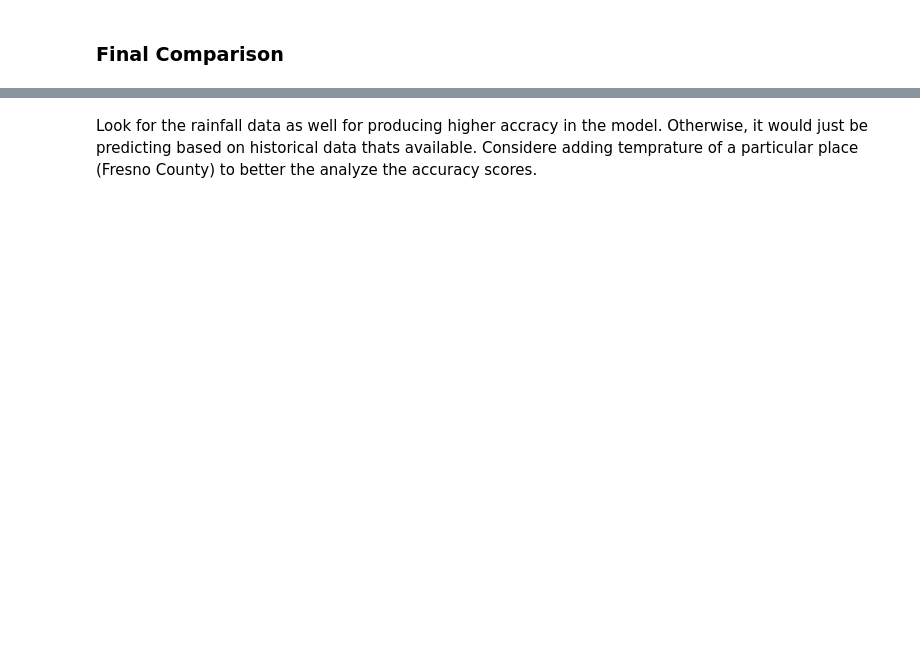
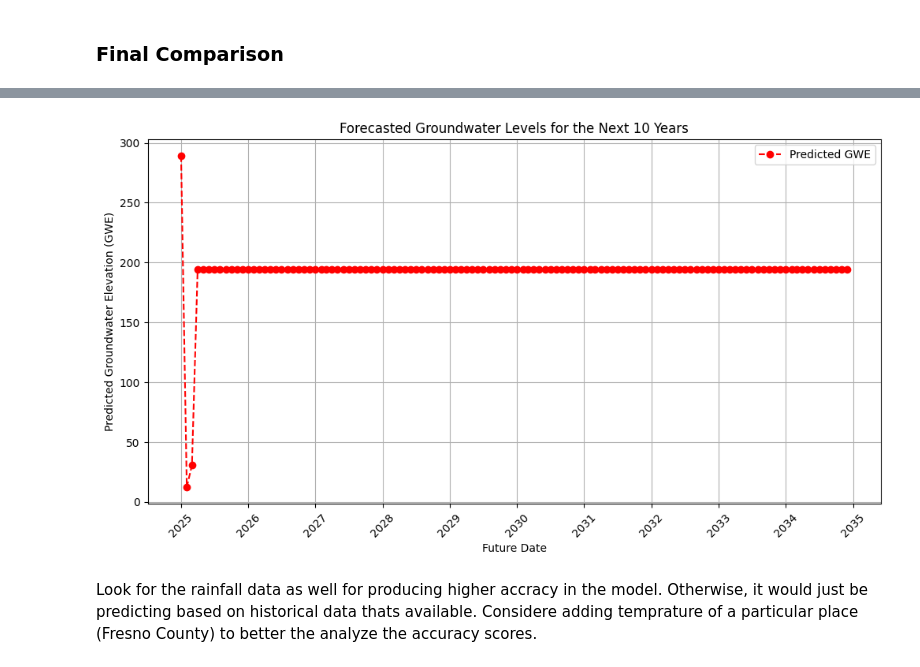
Before and after one commit to Ajay1-me/GWL_Forecasting, a Jupyter notebook: project.ipynb, the cells around one changed output, grey strips where cells are left out. Drawn from its saved outputs; the diff is of its cells as text; code cells hidden in the pictures; blank space fills up the shorter version.

```diff
--- a/project.ipynb
+++ b/project.ipynb
@@ -775,0 +842,89 @@ print(results_df.sort_values(by="MAE"))
+# %%
+import matplotlib.pyplot as plt
+import pandas as pd
+
+# Ensure your dataset's index is in datetime format
+df.index = pd.to_datetime(df.index, errors="coerce")
+
+# Use the last known date from your dataset (December 1, 2024)
+last_date = pd.Timestamp("2024-12-01")  # Corrected last known date
+
+# Define the number of future time steps
+future_steps = 120  # Example: 10 years ahead (if monthly data)
+
+# Generate future dates
+future_dates = [last_date + pd.DateOffset(months=i) for i in range(1, future_steps + 1)]
+
+
+print("Future dates successfully generated!")
+print(future_dates[:5])  # Print first 5 future dates for verification
+
+
+
+# Train Random Forest Model if not already defined
+if 'rf_model' not in globals():
+    rf_model = RandomForestRegressor(n_estimators=200, random_state=42)
+    rf_model.fit(X_train_scaled, y_train)
+    print("Random Forest model trained.")
+else:
+    print("Using existing trained model.")
+
+latest_manual_row = {
+    "msmt_date": pd.Timestamp("2024-12-01T19:57:00"),  # Date of latest data
+    "wlm_rpe": 263.443,
+    "wlm_gse": 261.056,
+    "gwe": 241.443,
+    "gse_gwe": 19.613
+}
+
+
+latest_features_scaled = scaler.transform(latest_features)
+print("Latest features after scaling:", latest_features_scaled.shape)  # Debug print
+
+# ✅ Forecast Future Groundwater Levels
+last_date = pd.Timestamp("2024-12-01")  # Manually set last known date
+future_steps = 120  # Predict 10 years ahead (monthly data)
+future_dates = [last_date + DateOffset(months=i) for i in range(1, future_steps + 1)]
+
+future_predictions = []
+
+for i in range(future_steps):
+    # Ensure correct input shape
+    predicted_gwe = rf_model.predict(latest_features_scaled)[0]  # Predict next groundwater level
+    future_predictions.append(predicted_gwe)
+
+    # Print debug info for first few iterations
+    if i < 5:
+        print(f"Step {i+1} - Predicted GWE: {predicted_gwe}")
+
+    # Shift the input forward (rolling window approach)
+    latest_features_scaled = np.roll(latest_features_scaled, -1)
+    latest_features_scaled[0, -1] = predicted_gwe  # Update last feature with new prediction
+    latest_features_scaled = latest_features_scaled.reshape(1, -1)  # Ensure correct shape
+
+print("Future predictions successfully generated!")
+print(f"Length of future_predictions: {len(future_predictions)}")
+
+
+
+
+# Create a DataFrame for future predictions
+future_df = pd.DataFrame({
+    "Date": future_dates,  # The dates for future predictions
+    "Predicted GWE": future_predictions  # The model's predictions
+})
+future_df.set_index("Date", inplace=True)  # Set dates as index
+
+# Plot the future predictions
+plt.figure(figsize=(12, 6))
+plt.plot(future_df.index, future_df["Predicted GWE"], color="red", linestyle="dashed", marker="o", label="Predicted GWE")
+
+# Formatting the plot
+plt.xlabel("Future Date")
+plt.ylabel("Predicted Groundwater Elevation (GWE)")
+plt.title("Forecasted Groundwater Levels for the Next 10 Years")
+plt.xticks(rotation=45)  # Rotate x-axis for better readability
+plt.legend()
+plt.grid(True)
+plt.show()
+# %% [output]
@@ -776,2 +942,3 @@ print(results_df.sort_values(by="MAE"))
+[figure, added]
 # %% [markdown]
 Look for the rainfall data as well for producing higher accracy in the model. Otherwise, it would just be predicting based on historical data thats available. Considere adding temprature of a particular place (Fresno County) to better the analyze the accuracy scores.
```
Also changed, not shown: parts of 24 cells of this notebook, 4 other files.
